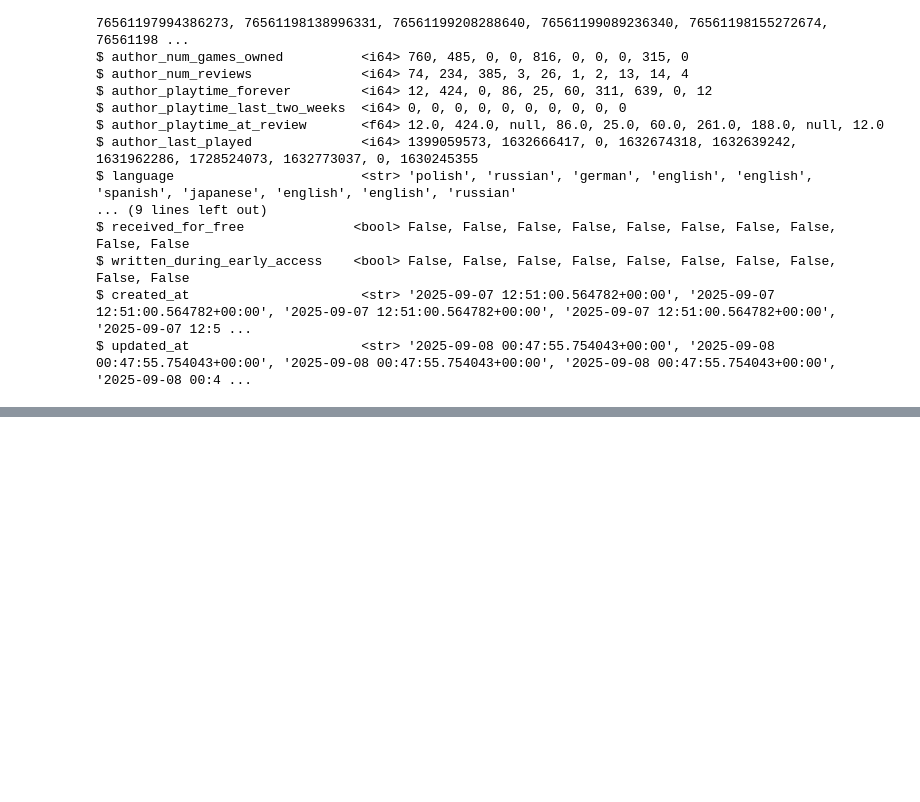
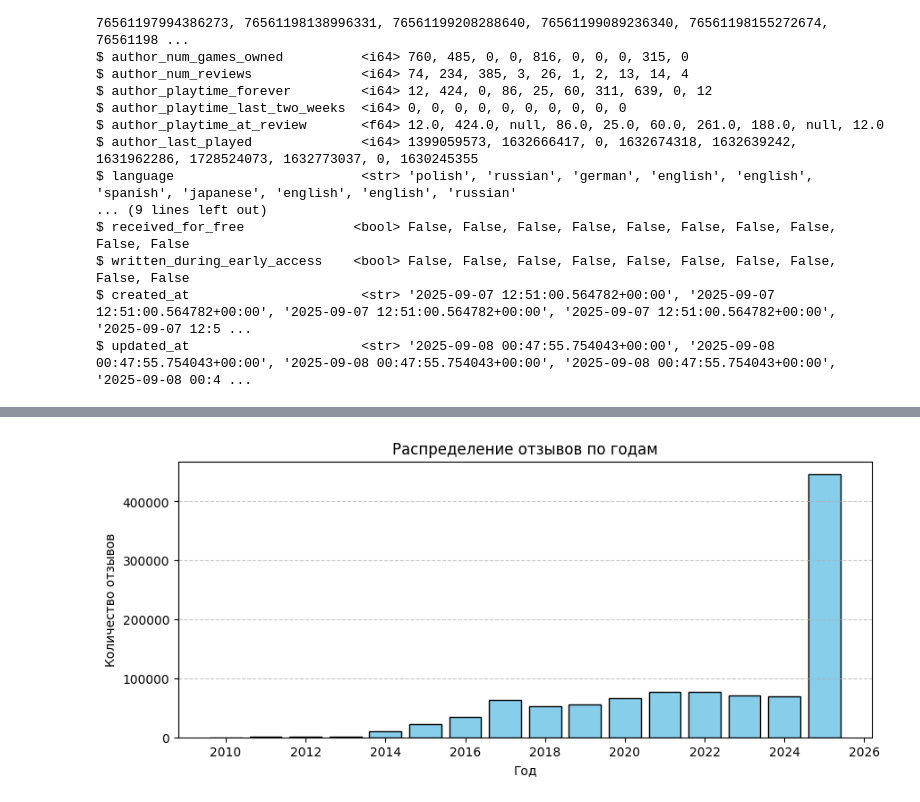
Before and after one commit to Alexander8841/steam-game-recsys, a Jupyter notebook: notebooks/02_reviews_eda_and_preprocessing.ipynb, the cells around one changed output, grey strips where cells are left out. Drawn from its saved outputs; the diff is of its cells as text; code cells hidden in the pictures; blank space fills up the shorter version.

```diff
--- a/notebooks/02_reviews_eda_and_preprocessing.ipynb
+++ b/notebooks/02_reviews_eda_and_preprocessing.ipynb
@@ -121,0 +172,9 @@ shape: (14, 23)
+# %%
+reviews_by_year = (
+    reviews_clean
+    .with_columns(pl.col('created_dt').dt.year().alias('year'))
+    .group_by('year')
+    .len()
+    .sort('year')
+)
+reviews_by_year
@@ -122 +196,11 @@ shape: (14, 23)
+# %%
+plt.figure(figsize=(10, 4))
+plt.bar(reviews_by_year['year'], reviews_by_year['len'], color='skyblue', edgecolor='black')
+plt.title("Распределение отзывов по годам")
+plt.xlabel("Год")
+plt.ylabel("Количество отзывов")
+plt.grid(axis='y', linestyle='--', alpha=0.7)
+plt.show()
+# %% [output]
+[figure, added]
 # %% [markdown]
```
Also changed, not shown: parts of 41 cells of this notebook, 1 other file.
